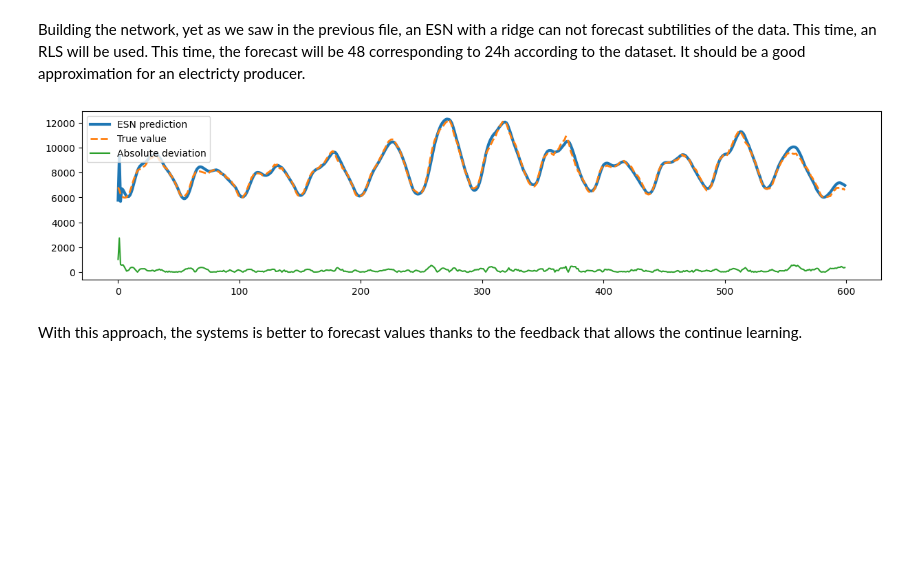
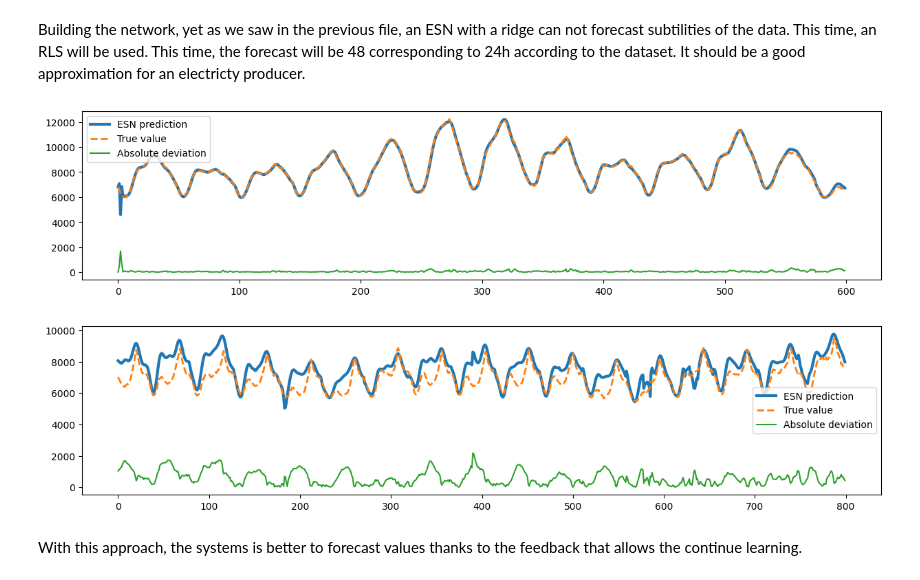
Before and after one commit to athjs/reservoir, a Jupyter notebook: rsl_learning.ipynb, the cells around one changed output. Cells and saved outputs as stored; diff of their text form; code cells hidden in the pictures; blank space fills up the shorter version.

Commit message:
adding test display test part

```diff
--- a/rsl_learning.ipynb
+++ b/rsl_learning.ipynb
@@ -147,8 +147,8 @@ Building the network, yet as we saw in the previous file, an ESN with a ridge ca
 from reservoirpy.datasets import to_forecasting
 x,y= to_forecasting(data, forecast=48)
 y = y[:, 8].reshape(-1, 1) # chosing the data that will be used (electricity consuption)
-units = 1000
-leak_rate = 0.1
+units = 3000
+leak_rate = 0.5
 spectral_radius = 0.7
 input_scaling = 1.
 connectivity = 0.8
@@ -159,6 +159,7 @@ X_train1, y_train1 = x[:40000], y[:40000]
 X_test1, y_test1 = x[40000:], y[40000:]
 X_test1 = np.asarray(X_test1) # chosing the data that will be used (electricity consuption)
 X_test1 = X_test1.reshape(X_test1.shape[0], -1) # reshaping data that they could be used by reservoir py
+y_test1 = y_test1.reshape(X_test1.shape[0], -1)
 # plot_train_test(X_train1, y_train1, X_test1, y_test1)
 # %%
 from reservoirpy.nodes import RLS
@@ -183,7 +184,16 @@ for t, (x_t, y_t) in enumerate(zip(X_train1, y_train1)):
 # %%
 plot_results(outputs_pre, y_train1,600)
 # %% [output]
-[figure, old version]
+[figure, new version]
+# %%
+
+esn_online = reservoir >> readout
+esn_online.partial_fit(X_train1, y_train1)
+pred_online = esn_online.run(X_test1)
+# %%
+plot_results(pred_online,y_test1, sample = 800)
+# %% [output]
+[figure, added]
 # %% [markdown]
 With this approach, the systems is better to forecast values thanks to the feedback that allows the continue learning.
 # %% [markdown]
```
Also changed, not shown: 1 other file.
